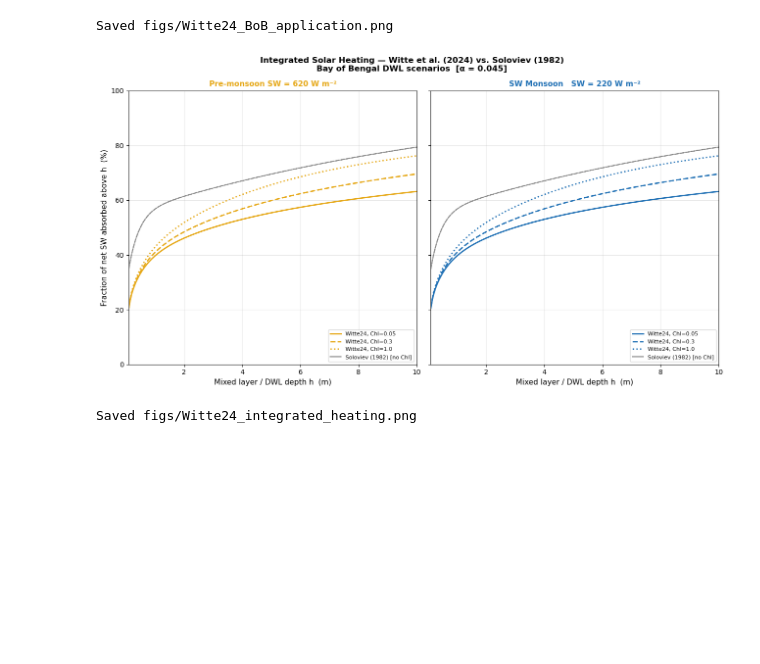
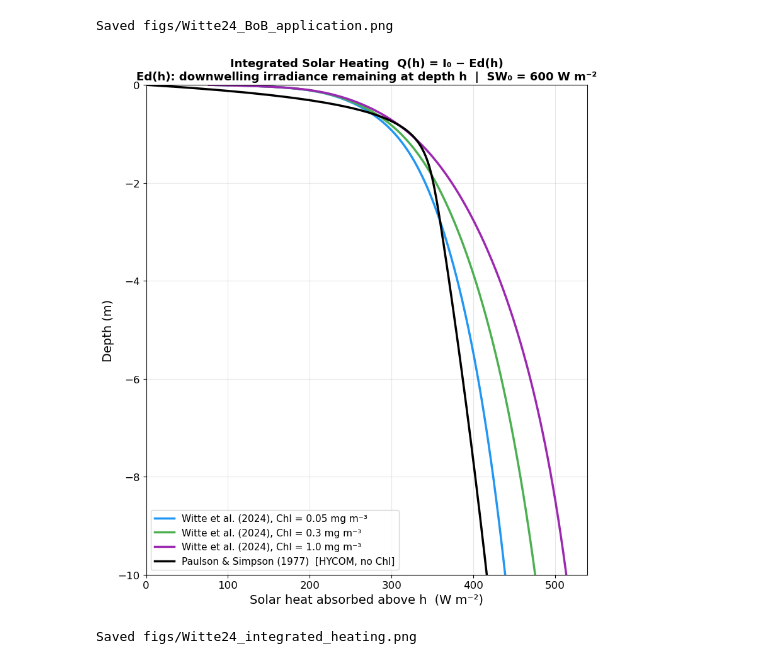
Before and after one commit to missioncreep11/era5, a Jupyter notebook: witte2024_radiant_heating.ipynb, the cells around one changed output. Cells and saved outputs as stored; diff of their text form; code cells hidden in the pictures; blank space fills up the shorter version.

```diff
--- a/witte2024_radiant_heating.ipynb
+++ b/witte2024_radiant_heating.ipynb
@@ -147,10 +205,15 @@ Saved figs/Witte24_depth_profiles.png
 # %%
 # -------------------------------------------------------
 # Figure 2: Solar heating rate = -dEd/dz (W/m³)
-# This is the source term fed into DWL / mixed-layer models.
-# Focus on upper 10 m where DWLs form.
 # -------------------------------------------------------
-z_shallow = np.linspace(0.05, 10, 500)
+# The heating rate is the volumetric solar source term fed into DWL and
+# mixed-layer models: dT/dt ∝ -dEd/dz / (ρ·cp).
+# A large -dEd/dz near the surface means more heat is deposited in a thin
+# layer, which is what drives diurnal warm layer formation under low wind.
+#
+# Focus on 0–10 m because that is where DWLs live. Below ~10 m the heating
+# rate is small and the differences between Chl scenarios converge.
+z_shallow = np.linspace(0.05, 10, 500)   # avoid z=0 where arctan term is steep
 
 fig, ax = plt.subplots(figsize=(7, 8))
 
@@ -167,7 +230,7 @@ ax.legend(fontsize=9, title='Chlorophyll', title_fontsize=9)
 ax.grid(True, alpha=0.3)
 ax.set_title(
     f'Witte et al. (2024) — Solar Heating Rate (upper 10 m)\n'
-    f'SW₀ = {SW_ref:.0f} W m⁻², α = 0.045',
+    f'SW₀ = {SW_ref:.0f} W m⁻²',
     fontsize=12, fontweight='bold'
 )
 
@@ -294,59 +367,55 @@ print('Saved figs/Witte24_BoB_application.png')
 Saved figs/Witte24_BoB_application.png
 # %%
 # -------------------------------------------------------
-# Figure 5: Integrated heating in the upper mixed layer
-# Q_solar(h) = Ed(0) - Ed(h) = solar heat absorbed in top h meters
-# This feeds the DWL temperature tendency: dT/dt = Q_solar / (rho*cp*h)
+# Figure 5: Integrated solar heating in the upper mixed layer
+# -------------------------------------------------------
+# Q(h) = I0 − Ed(h): total heat absorbed between the air-sea interface and depth h,
+# where I0 = SW*(1-α) is the net downwelling just below the surface.
 #
-# Shown as a fraction of net surface irradiance absorbed above depth h.
-# Compare Witte24 vs. S82 (COARE default) for the BoB monsoon season.
-# -------------------------------------------------------
-rho = 1025.0   # kg/m³
-cp  = 3985.0   # J/(kg K)
+# Witte24 starts at ~13% of I0 at h=0 because the arctangent IR term was fit to
+# observed profiles at depth and is not constrained to Ed(0)=I0 — that fraction
+# is absorbed in the optical skin above z=0. PS77 sums to 1 at z=0 so starts
+# at Q=0, with its shallow exponential (e-folding 35 cm) absorbing the near-surface
+# IR within the water column rather than above it.
+#
+# Two schemes:
+#   Witte24  — five-band, Chl-dependent (colored by Chl)
+#   PS77     — Paulson & Simpson (1977), two-band, no Chl; Navy operational HYCOM (black)
+SW   = 600.0
+alpha = 0.045
+I0   = SW * (1 - alpha)
 
-h_arr = np.linspace(0.1, 10, 200)   # DWL depth range
-SW_m  = 220.0   # monsoon suppressed
-SW_c  = 620.0   # clear sky
-alpha = 0.045
+h_arr = np.linspace(0, 10, 500)
 
-fig, axes = plt.subplots(1, 2, figsize=(13, 7), sharey=True)
+CHL_VALS = [0.05, 0.30, 1.00]
+COLORS   = ['#2196F3', '#4CAF50', '#9C27B0']   # blue, green, purple
 
-scenarios = [
-    ('Pre-monsoon SW = 620 W m⁻²', SW_c, '#e6a817'),
-    ('SW Monsoon   SW = 220 W m⁻²', SW_m, '#2171b5'),
-]
+fig, ax = plt.subplots(figsize=(8, 9))
 
-for ax, (label, SW, col) in zip(axes, scenarios):
-    I0 = SW * (1 - alpha)
-    for chl, ls in zip([0.05, 0.30, 1.00], ['-', '--', ':']):
-        # fraction absorbed in top h meters
-        frac_w24 = (final_param(SW, chl, 0.0) - final_param(SW, chl, h_arr)) / I0
-        frac_s82 = (I_s82(I0, 0.0)            - I_s82(I0, h_arr))            / I0
+for chl, col in zip(CHL_VALS, COLORS):
+    Q_w24 = I0 - final_param(SW, chl, h_arr)
+    ax.plot(Q_w24, -h_arr, color=col, lw=2.5, label=f'Witte et al. (2024), Chl = {chl} mg m⁻³')
 
-        ax.plot(h_arr, frac_w24 * 100, color=col, lw=2, ls=ls,
-                label=f'Witte24, Chl={chl}')
-        ax.plot(h_arr, frac_s82 * 100, color='gray', lw=1.5, ls=ls, alpha=0.7)
+Q_ps77 = I0 - I_ps77(I0, h_arr)
+ax.plot(Q_ps77, -h_arr, color='black', lw=2.5, label='Paulson & Simpson (1977)  [HYCOM, no Chl]')
 
-    # Add S82 legend entry once
-    ax.plot([], [], color='gray', lw=1.5, label='Soloviev (1982) [no Chl]')
-    ax.set_xlabel('Mixed layer / DWL depth h  (m)', fontsize=11)
-    ax.set_ylim(0, 100)
-    ax.set_xlim(0.1, 10)
-    ax.set_title(label, fontsize=11, fontweight='bold', color=col)
-    ax.grid(True, alpha=0.3)
-    ax.legend(fontsize=8, loc='lower right')
+ax.set_xlabel('Solar heat absorbed above h  (W m⁻²)', fontsize=14)
+ax.set_ylabel('Depth (m)', fontsize=14)
+ax.set_xlim(left=0)
+ax.set_ylim(-10, 0)
+ax.tick_params(labelsize=12)
+ax.legend(fontsize=11, loc='lower left')
+ax.grid(True, alpha=0.3)
+ax.set_title(
+    f'Integrated Solar Heating  Q(h) = I₀ − Ed(h)\n'
+    f'Ed(h): downwelling irradiance remaining at depth h  |  SW₀ = {SW:.0f} W m⁻²',
+    fontsize=13, fontweight='bold'
+)
 
-axes[0].set_ylabel('Fraction of net SW absorbed above h  (%)', fontsize=11)
-
-fig.suptitle(
-    'Integrated Solar Heating — Witte et al. (2024) vs. Soloviev (1982)\n'
-    'Bay of Bengal DWL scenarios  [α = 0.045]',
-    fontsize=12, fontweight='bold'
-)
 plt.tight_layout()
 plt.savefig('figs/Witte24_integrated_heating.png', dpi=150, bbox_inches='tight')
 plt.show()
 print('Saved figs/Witte24_integrated_heating.png')
 # %% [output]
-[figure, old version]
+[figure, new version]
 Saved figs/Witte24_integrated_heating.png
```
Also changed, not shown: parts of 5 cells of this notebook, 7 other files.
